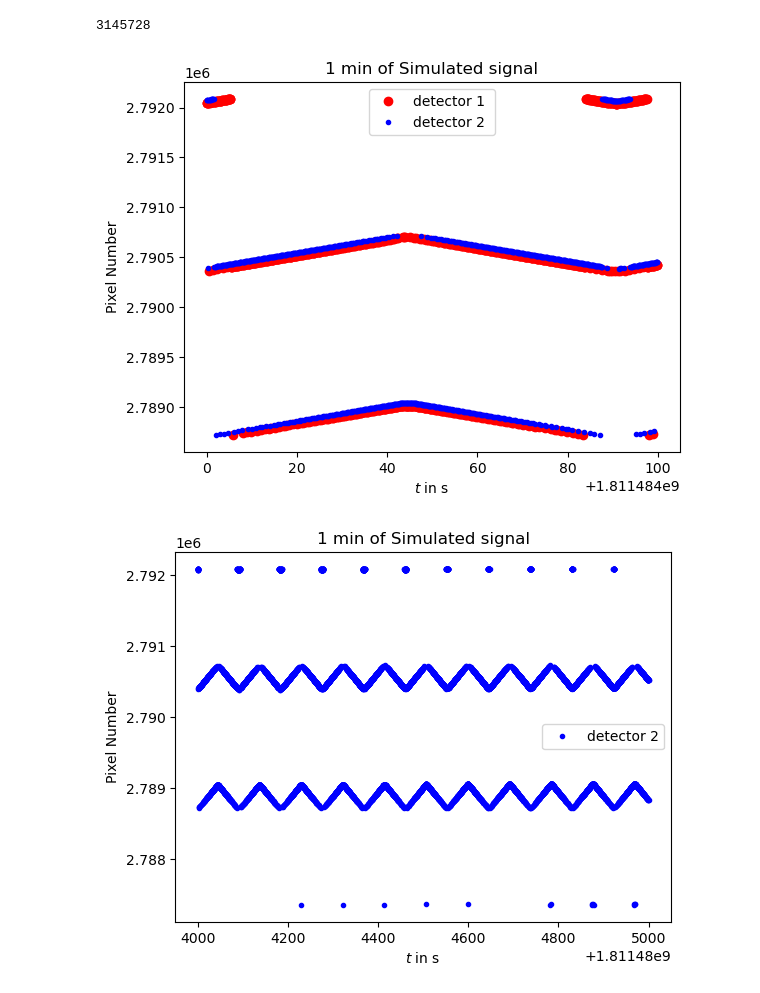
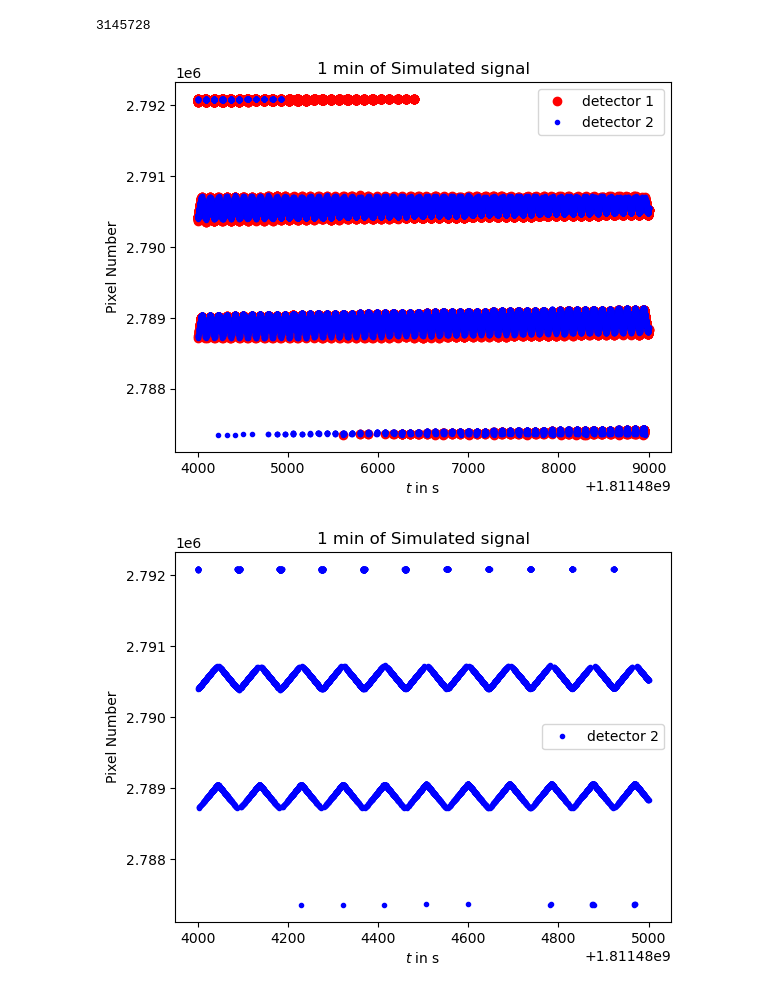
Before and after one commit to julientang/M2-internship, a Jupyter notebook: notebook/custom_destriping.ipynb, the cells around one changed output. Cells and saved outputs as stored; diff of their text form; code cells hidden in the pictures.

```diff
--- a/notebook/custom_destriping.ipynb
+++ b/notebook/custom_destriping.ipynb
@@ -403,15 +399,15 @@ npix
 # %% [output]
 3145728
 # %%
-plt.plot(time[0:1000], pix_arr1[0:1000],'ro', label = 'detector 1 ')
-plt.plot(time[0:1000], pix_arr2[0:1000],'b.', label = 'detector 2')
+plt.plot(time[0:50000], pix_arr1[0:50000],'ro', label = 'detector 1 ')
+plt.plot(time[0:50000], pix_arr2[0:50000],'b.', label = 'detector 2')
 plt.xlabel('$t$ in s')
 plt.ylabel('Pixel Number')
 plt.title('1 min of Simulated signal')
 plt.legend(loc = 'best')
 plt.show()
 # %% [output]
-[figure, old version]
+[figure, new version]
 # %%
 plt.plot(time[0:10000], pix_arr2[0:10000],'b.', label = 'detector 2')
 plt.xlabel('$t$ in s')
```
Also changed, not shown: parts of 84 cells of this notebook.
